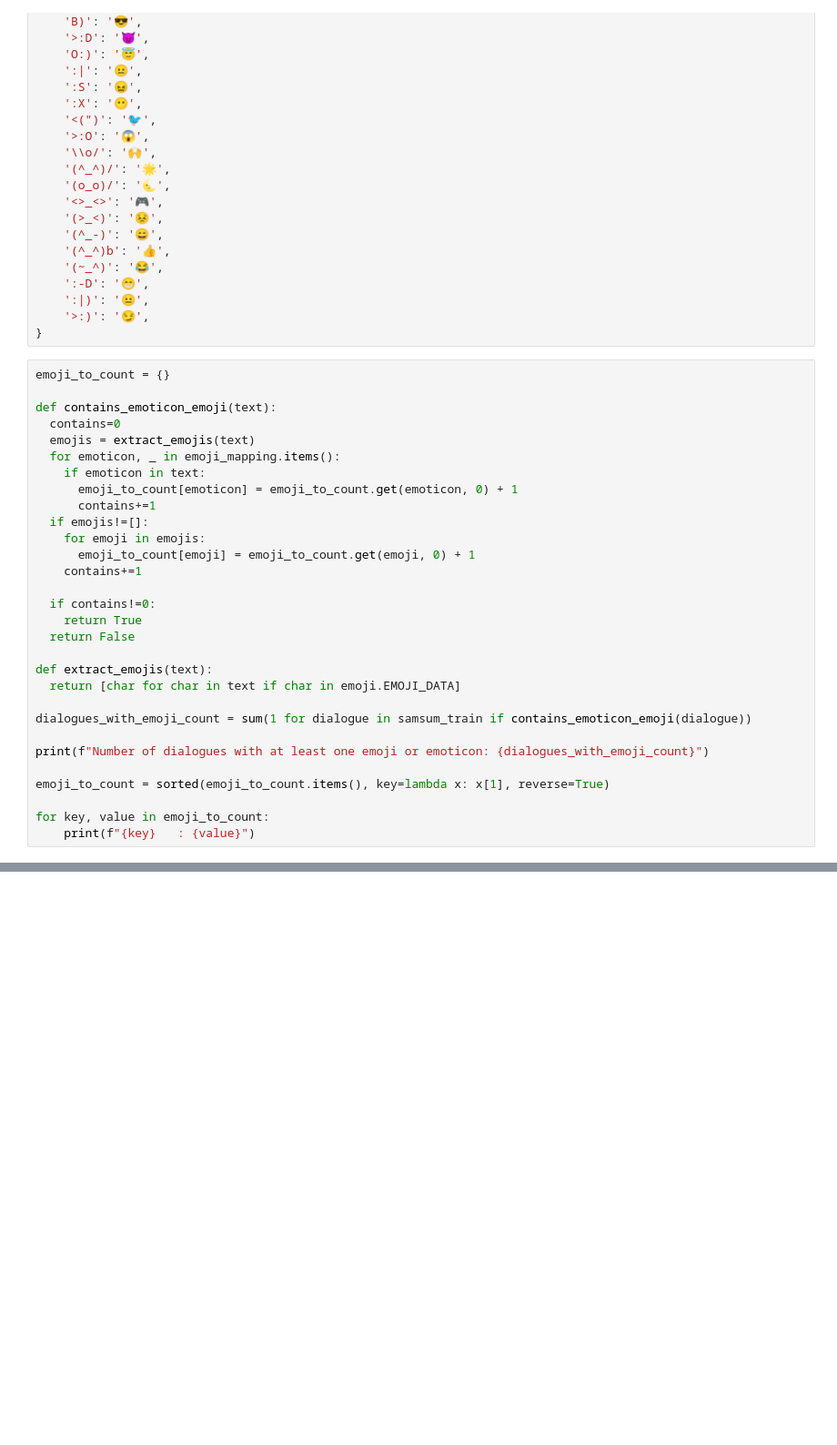
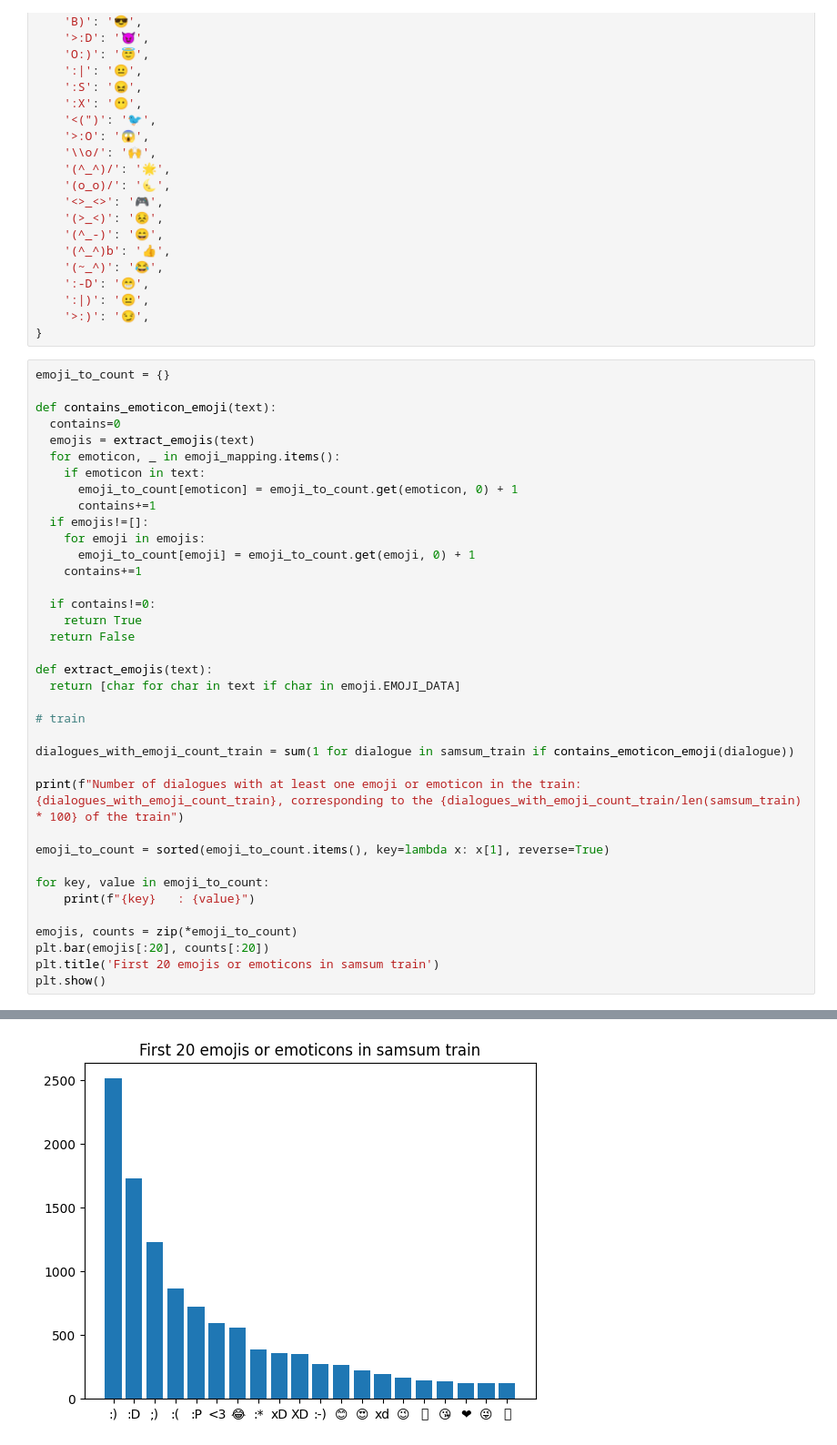
Before and after one commit to al3ssandrocaruso/Enhanced-Abstractive-Chat-Summarization, a Jupyter notebook: utils/count_samsum_emojis.ipynb, the cells around one changed output, grey strips where cells are left out. Shown at 91% size. Drawn from its saved outputs; the diff is of its cells as text; blank space fills up the shorter version.

```diff
--- a/utils/count_samsum_emojis.ipynb
+++ b/utils/count_samsum_emojis.ipynb
@@ -69,12 +91,19 @@ def contains_emoticon_emoji(text):
 def extract_emojis(text):
   return [char for char in text if char in emoji.EMOJI_DATA]
 
-dialogues_with_emoji_count = sum(1 for dialogue in samsum_train if contains_emoticon_emoji(dialogue))
+# train
 
-print(f"Number of dialogues with at least one emoji or emoticon: {dialogues_with_emoji_count}")
+dialogues_with_emoji_count_train = sum(1 for dialogue in samsum_train if contains_emoticon_emoji(dialogue))
+
+print(f"Number of dialogues with at least one emoji or emoticon in the train: {dialogues_with_emoji_count_train}, corresponding to the {dialogues_with_emoji_count_train/len(samsum_train) * 100} of the train")
 
 emoji_to_count = sorted(emoji_to_count.items(), key=lambda x: x[1], reverse=True)
 
 for key, value in emoji_to_count:
     print(f"{key}   : {value}")
+
+emojis, counts = zip(*emoji_to_count)
+plt.bar(emojis[:20], counts[:20])
+plt.title('First 20 emojis or emoticons in samsum train')
+plt.show()
 # %% [output]
@@ -82,16 +111,17 @@ Number of dialogues with at least one emoji or emoticon: 7113
 :)   : 2513
 :D   : 1727
 ;)   : 1232
 :(   : 867
 :P   : 723
 <3   : 591
 😂   : 558
 :*   : 389
 xD   : 356
 XD   : 355
 :-)   : 270
 ... (304 lines left out)
 🧺   : 1
 ⬛   : 1
 🤼   : 1
 💶   : 1
+[figure, added]
```
Also changed, not shown: parts of 7 cells of this notebook.
